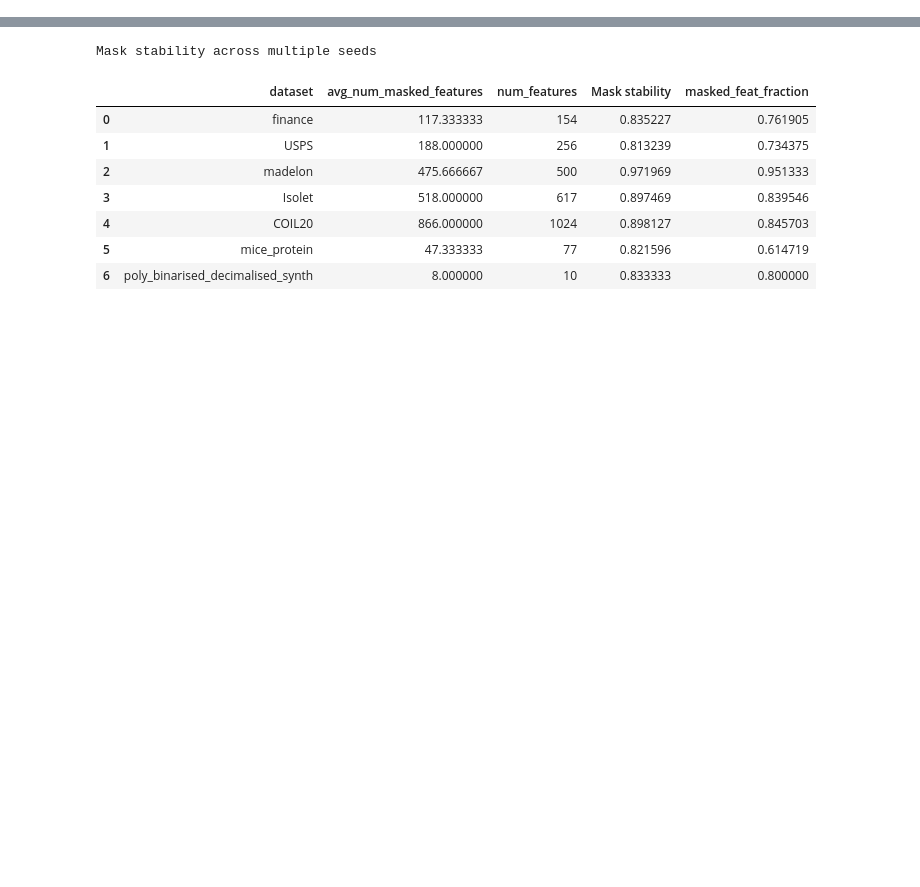
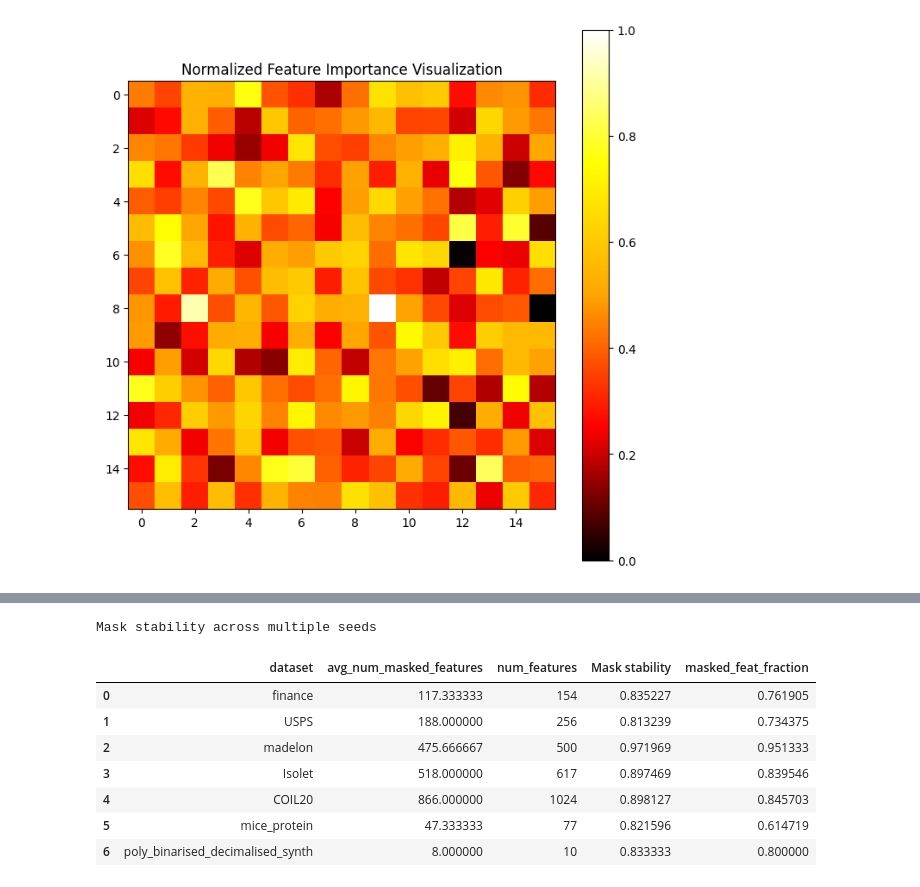
Before and after one commit to evanrex/feature-wise-active-adaptation, a Jupyter notebook: compute_results/final_results/mask_analysis.ipynb, the cells around one changed output, grey strips where cells are left out. Saved outputs shown, nothing was run; the diff lists cells and outputs as text; code cells hidden in the pictures; blank space fills up the shorter version.

```diff
--- a/compute_results/final_results/mask_analysis.ipynb
+++ b/compute_results/final_results/mask_analysis.ipynb
@@ -193,0 +278,6 @@ plot_hists(df, save=False, bins=150, threshold_line=0)
+# %%
+USPS_df = df[df['dataset'] == 'USPS'].copy()
+USPS_df['selected'] = USPS_df['mask_value'] > 0
+
+USPS_df['rank0'] = USPS_df['mask_0_value'].rank(method='dense', ascending=False) - 1
+USPS_df['rank'] = USPS_df['mask_value'].rank(method='dense', ascending=False) - 1
@@ -193,0 +300,29 @@ plot_hists(df, save=False, bins=150, threshold_line=0)
+# %%
+from matplotlib.colors import LinearSegmentedColormap
+
+# Reshaping the feature importances to form a 32x32 array
+feature_importance = USPS_df.groupby('feature')['mask_value'].mean().values.reshape((16, 16))
+
+
+# feature_importance = USPS_df[USPS_df['run_id'] == 'rhrqy9bb']['mask_value'].values.reshape((16, 16))
+
+
+# Custom color map from black to white passing through red, orange, and yellow
+colors = ["black", "red", "orange", "yellow", "white"]
+
+
+# Adjusting the color bin transitions to cover the entire range from 0 to 1
+n_bins = [0, 0.25, 0.5, 0.75, 1]  # Updated limits for each color
+cmap = LinearSegmentedColormap.from_list("custom", list(zip(n_bins, colors)))
+
+# Normalizing the feature importance data to range from 0 to 1
+normalized_importance = (feature_importance - feature_importance.min()) / (feature_importance.max() - feature_importance.min())
+
+# Re-plotting the image
+plt.figure(figsize=(8, 8))
+plt.imshow(normalized_importance, cmap=cmap, interpolation='nearest')
+plt.colorbar()
+plt.title('Normalized Feature Importance Visualization')
+plt.show()
+# %% [output]
+[figure, added]
```
Also changed, not shown: parts of 93 cells of this notebook, 5 other files.
